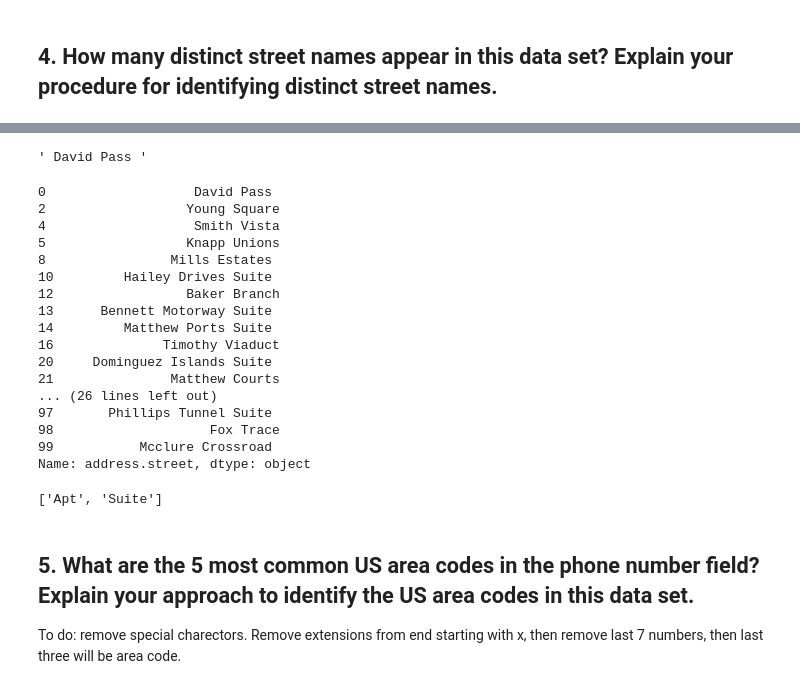
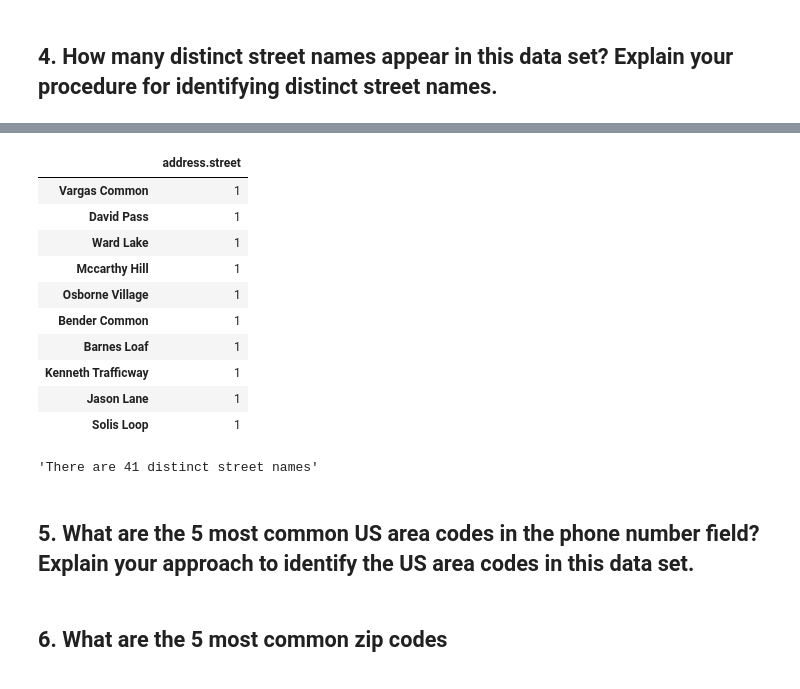
Before and after one commit to caheredia/Data-Science-Portfolio, a Jupyter notebook: ID Analytics Report/develop/2017.10.2_ch_IDA_data_wrangling.ipynb, the cells around one changed output, grey strips where cells are left out. Drawn from its saved outputs; the diff is of its cells as text; code cells hidden in the pictures.

```diff
--- a/ID Analytics Report/develop/2017.10.2_ch_IDA_data_wrangling.ipynb
+++ b/ID Analytics Report/develop/2017.10.2_ch_IDA_data_wrangling.ipynb
@@ -215,5 +214,0 @@ df_street.head()
-# %%
-a = df_street['address.street'][0]
-re.sub("\d+", "", a.split('Apt', 1)[0])
-# %% [output]
-' David Pass '
@@ -223,20 +215,26 @@ df_street['address.street'] = df_street['address.street'].apply(lambda x: re.sub
+# %%
+def street_names(df):
+    '''A function to return the distinct street names.
+    The function takes a dataframe column as input. It removes street, Apt., and Suite numbers.
+    Returns an dataframe with top 10 values and prints the number of distinct street names'''
+    # Drops and NaN Values
+    df = df.dropna()
+    # remove numbers, and split at Apt. or Suite instances, only take first part of split
+    df = df.apply(lambda x: re.sub("\d+", "", re.split('Apt. | Suite', x)[0]))
+    ICD.display(pd.DataFrame(df.value_counts().head(10)))
+    return 'There are {} distinct street names'.format(len(df.unique()))
 # %%
-df_street['address.street']
+street_names( df_sub['address.street'] )
 # %% [output]
+|  | address.street |
+| Vargas Common | 1 |
+| David Pass | 1 |
+| Ward Lake | 1 |
+| Mccarthy Hill | 1 |
+| Osborne Village | 1 |
+| Bender Common | 1 |
+| Barnes Loaf | 1 |
+| Kenneth Trafficway | 1 |
+| Jason Lane | 1 |
+| Solis Loop | 1 |
-0                   David Pass
-2                  Young Square
-4                   Smith Vista
-5                  Knapp Unions
-8                Mills Estates
-10         Hailey Drives Suite
-12                 Baker Branch
-13      Bennett Motorway Suite
-14         Matthew Ports Suite
-16              Timothy Viaduct
-20     Dominguez Islands Suite
-21               Matthew Courts
-... (26 lines left out)
-97       Phillips Tunnel Suite
-98                    Fox Trace
-99           Mcclure Crossroad
-Name: address.street, dtype: object
+'There are 41 distinct street names'
@@ -248,7 +241,4 @@ def street_names(df, suffix_list):
-# %%
-street_names(df, ['Apt', 'Suite'])
-# %% [output]
-['Apt', 'Suite']
 # %% [markdown]
 ## 5. What are the 5 most common US area codes in the phone number field? Explain your approach to identify the US area codes in this data set.
-To do: remove special charectors. Remove extensions from end starting with x, then remove last 7 numbers, then last three will be area code.
+# %% [markdown]
+## 6. What are the 5 most common zip codes
```
Also changed, not shown: parts of 7 cells of this notebook.
